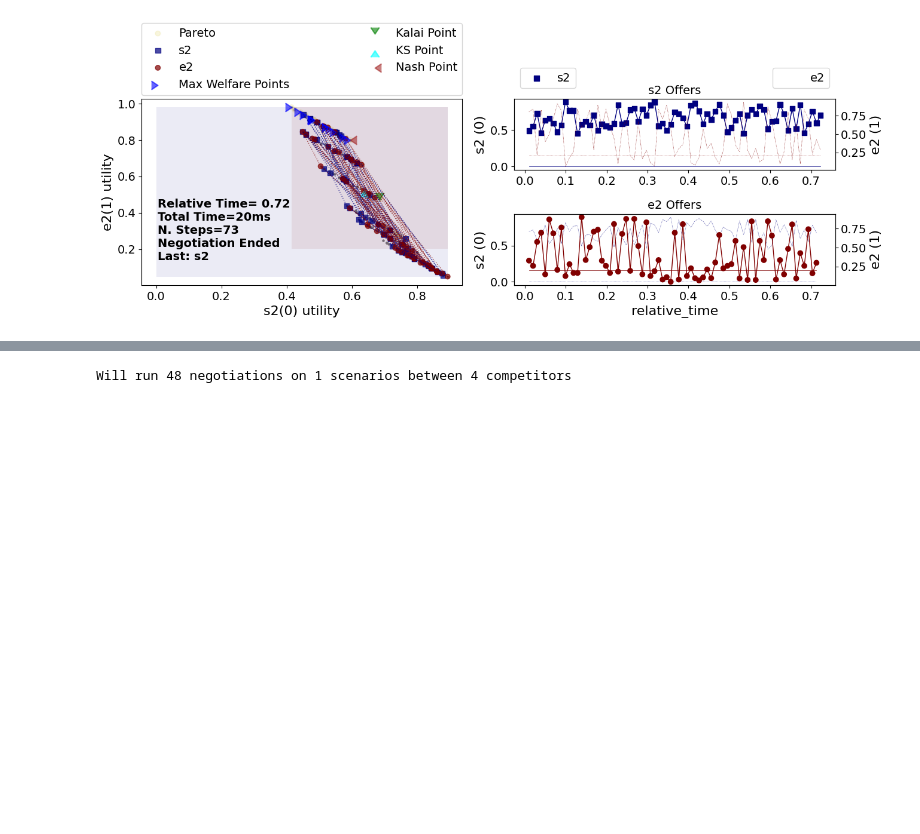
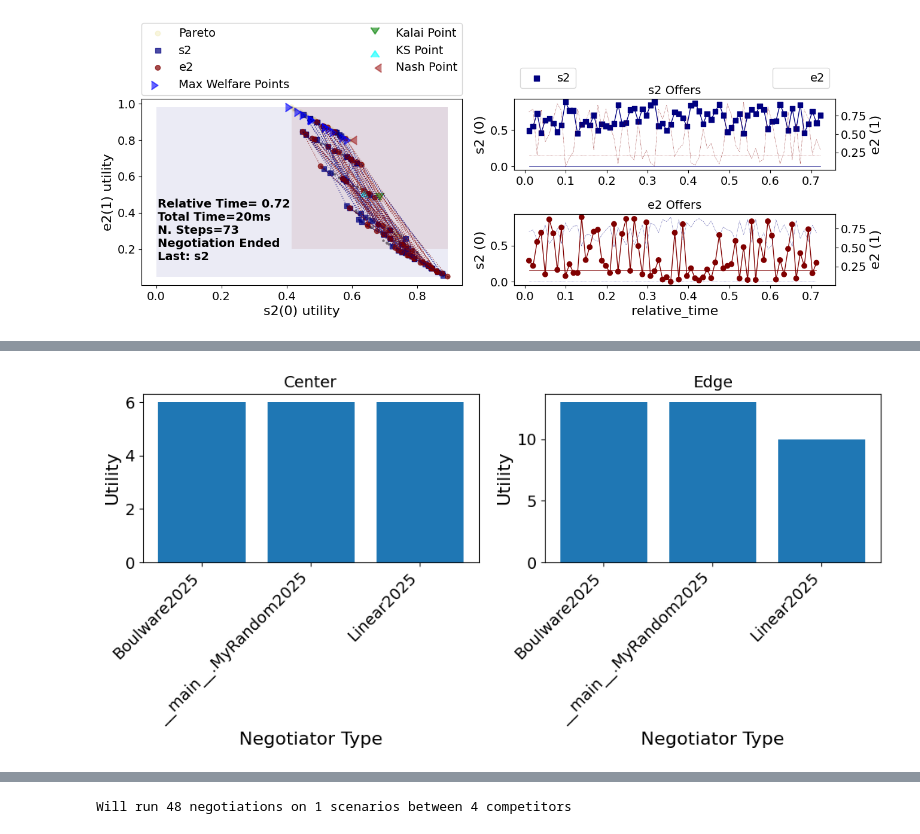
Before and after one commit to autoneg/anl2025, a Jupyter notebook: docs/docs/tutorials/notebooks/tutorial_develop.ipynb, the cells around one changed output, grey strips where cells are left out. Drawn from its saved outputs; the diff is of its cells as text; code cells hidden in the pictures; blank space fills up the shorter version.

```diff
--- a/docs/docs/tutorials/notebooks/tutorial_develop.ipynb
+++ b/docs/docs/tutorials/notebooks/tutorial_develop.ipynb
@@ -310,0 +171,24 @@ class SimpleRVFitter(SAONegotiator):
+# %%
+import pandas as pd
+fig, (ax1, ax2) = plt.subplots(1, 2, figsize=(10,5))
+df = pd.DataFrame.from_records(results.scores)
+# Filter data for the two cases (center and edge)
+center_data = df[df['index'] == 0]['agent'].value_counts().to_dict()
+edge_data = df[df['index'] != 0]['agent'].value_counts().to_dict()
+ax1.bar(center_data.keys(), center_data.values())
+ax1.set_xlabel('Negotiator Type')
+ax1.set_ylabel('Utility')
+ax1.set_title('Center')
+
+# Box plot for index != 0
+ax2.bar(edge_data.keys(), edge_data.values())
+ax2.set_xlabel('Negotiator Type')
+ax2.set_ylabel('Utility')
+ax2.set_title('Edge')
+# Rotate x-axis labels for both subplots
+plt.setp(ax1.get_xticklabels(), rotation=45, ha='right')
+plt.setp(ax2.get_xticklabels(), rotation=45, ha='right')
+plt.tight_layout()
+plt.show()
+# %% [output]
+[figure, added]
```
Also changed, not shown: parts of 17 cells of this notebook, 54 other files.
